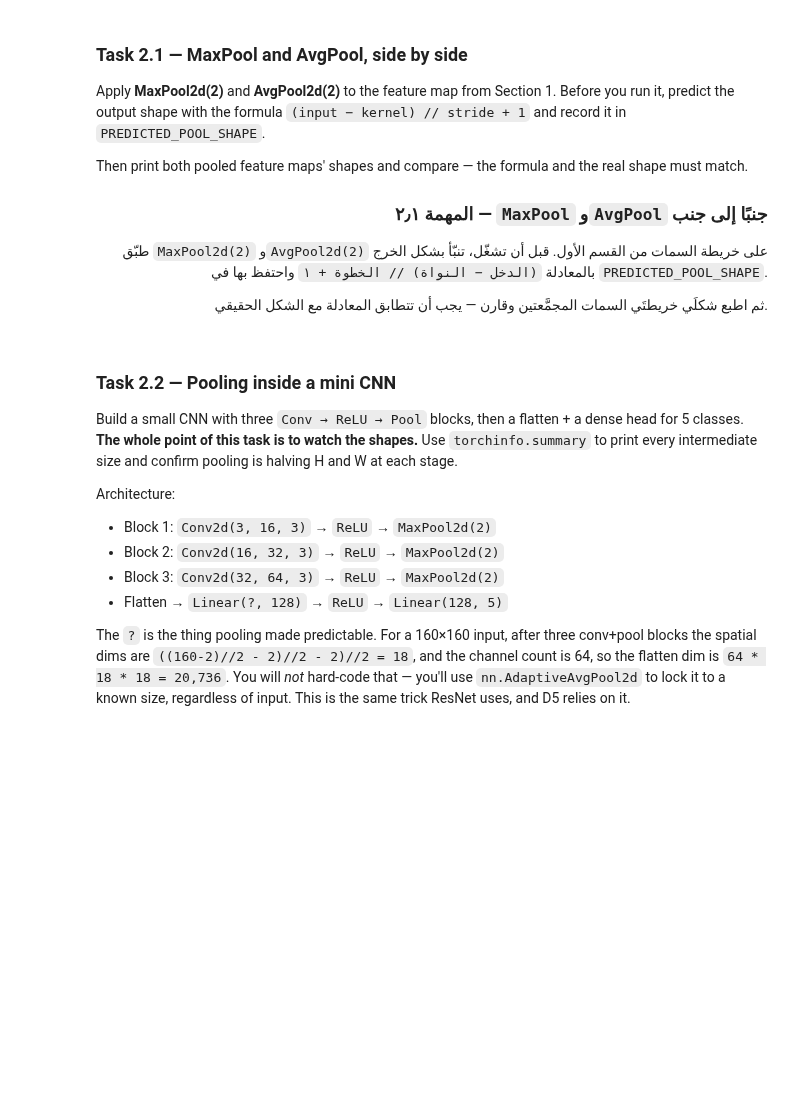
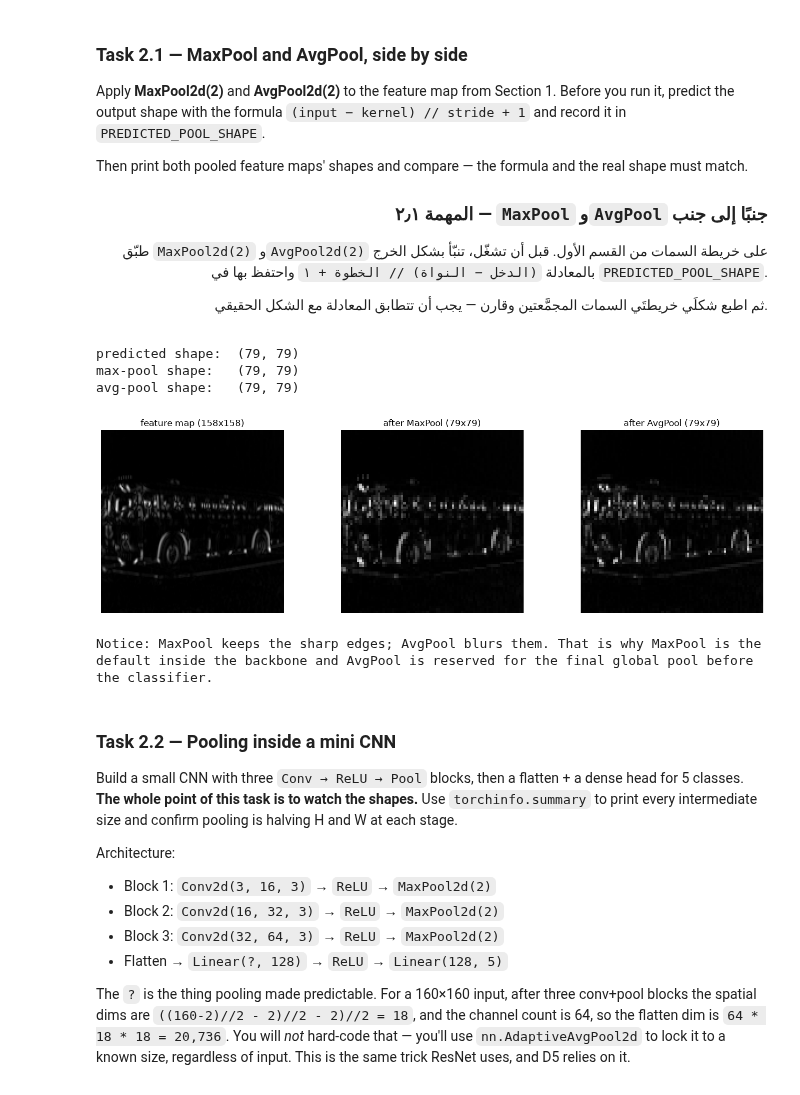
Before and after one commit to 507ahmed507-afk/AIEP_Olo_student, a Jupyter notebook: week_4_cnn_finetuning/labs/D1_pool_aug/D1_pool_aug_blank.ipynb, the cells around one changed output. Drawn from its saved outputs; the diff is of its cells as text; code cells hidden in the pictures; blank space fills up the shorter version.

```diff
--- a/week_4_cnn_finetuning/labs/D1_pool_aug/D1_pool_aug_blank.ipynb
+++ b/week_4_cnn_finetuning/labs/D1_pool_aug/D1_pool_aug_blank.ipynb
@@ -351,24 +376,69 @@ shape must match.
 # %%
 # ────────────────────────────────────────────────────────────────────
 # 1) Both pooling layers take kernel_size=2. Stride defaults to kernel_size.
 # 2) The feature_map tensor is 2-D (H, W). nn.MaxPool2d expects (N, C, H, W).
 #    Add two leading dimensions with `feature_map[None, None]` or `.unsqueeze(0).unsqueeze(0)`.
 # 3) Formula: a 158x158 map with a 2x2 kernel and stride 2 -> (158-2)//2+1 = 79.
 # 4) After pooling, drop the leading dims for plotting with `.squeeze()`.
 # Search: "pytorch nn MaxPool2d AvgPool2d kernel_size stride"
 # https://pytorch.org/docs/stable/generated/torch.nn.MaxPool2d.html
 #
 # ١) تأخذ طبقتا التجميع `kernel_size=2`. والافتراضي للخطوة هو `kernel_size`.
 # ٢) `feature_map` ثنائيّ البعد (H, W). و`nn.MaxPool2d` يتوقّع (N, C, H, W).
 #    أضِف بعدين من اليسار بـ`feature_map[None, None]` أو `.unsqueeze(0).unsqueeze(0)`.
 # ٣) المعادلة: خريطة ١٥٨×١٥٨ بنواة ٢×٢ وخطوة ٢ ← (158-2)//2+1 = 79.
 # ٤) بعد التجميع أسقِط الأبعاد الأمامية للرسم بـ`.squeeze()`.
 # ابحث عن: "pytorch nn MaxPool2d AvgPool2d kernel_size stride"
 # https://pytorch.org/docs/stable/generated/torch.nn.MaxPool2d.html
 # ────────────────────────────────────────────────────────────────────
 
+# TODO: Predict the output side length with the formula, before running anything.
+# مهمة: تنبّأ بطول ضلع الخرج بالمعادلة قبل تشغيل أي شيء.
+PREDICTED_POOL_SHAPE = 79
+
 # TODO: Build the two pooling layers and apply them to feature_map (reshaped to 4-D).
 # مهمة: ابنِ طبقتَي التجميع وطبّقهما على `feature_map` (مُعادة التشكيل إلى ٤ أبعاد).
+
+max_pool = nn.MaxPool2d(kernel_size=2)
+avg_pool = nn.AvgPool2d(kernel_size=2)
+
+fm_4d = feature_map[None, None]
+
+pooled_max = max_pool(fm_4d).squeeze()
+pooled_avg = avg_pool(fm_4d).squeeze()
+
+print(f"predicted shape:  ({PREDICTED_POOL_SHAPE}, {PREDICTED_POOL_SHAPE})")
+print(f"max-pool shape:   {tuple(pooled_max.shape)}")
+print(f"avg-pool shape:   {tuple(pooled_avg.shape)}")
+
+fig, axes = plt.subplots(1, 3, figsize=(14, 4))
+
+axes[0].imshow(feature_map.abs(), cmap="gray")
+axes[0].set_title("feature map (158x158)")
+
+axes[1].imshow(pooled_max.abs(), cmap="gray")
+axes[1].set_title("after MaxPool (79x79)")
+
+axes[2].imshow(pooled_avg.abs(), cmap="gray")
+axes[2].set_title("after AvgPool (79x79)")
+
+for ax in axes:
+    ax.axis("off")
+
+plt.tight_layout()
+plt.show()
+
+print(
+    "\nNotice: MaxPool keeps the sharp edges; AvgPool blurs them. "
+    "That is why MaxPool is the default inside the backbone and AvgPool is reserved "
+    "for the final global pool before the classifier."
+)
+# %% [output]
+predicted shape:  (79, 79)
+max-pool shape:   (79, 79)
+avg-pool shape:   (79, 79)
+[figure, added]
+Notice: MaxPool keeps the sharp edges; AvgPool blurs them. That is why MaxPool is the default inside the backbone and AvgPool is reserved for the final global pool before the classifier.
 # %% [markdown]
 ### Task 2.2 — Pooling inside a mini CNN
 
```
Also changed, not shown: parts of 15 cells of this notebook.
